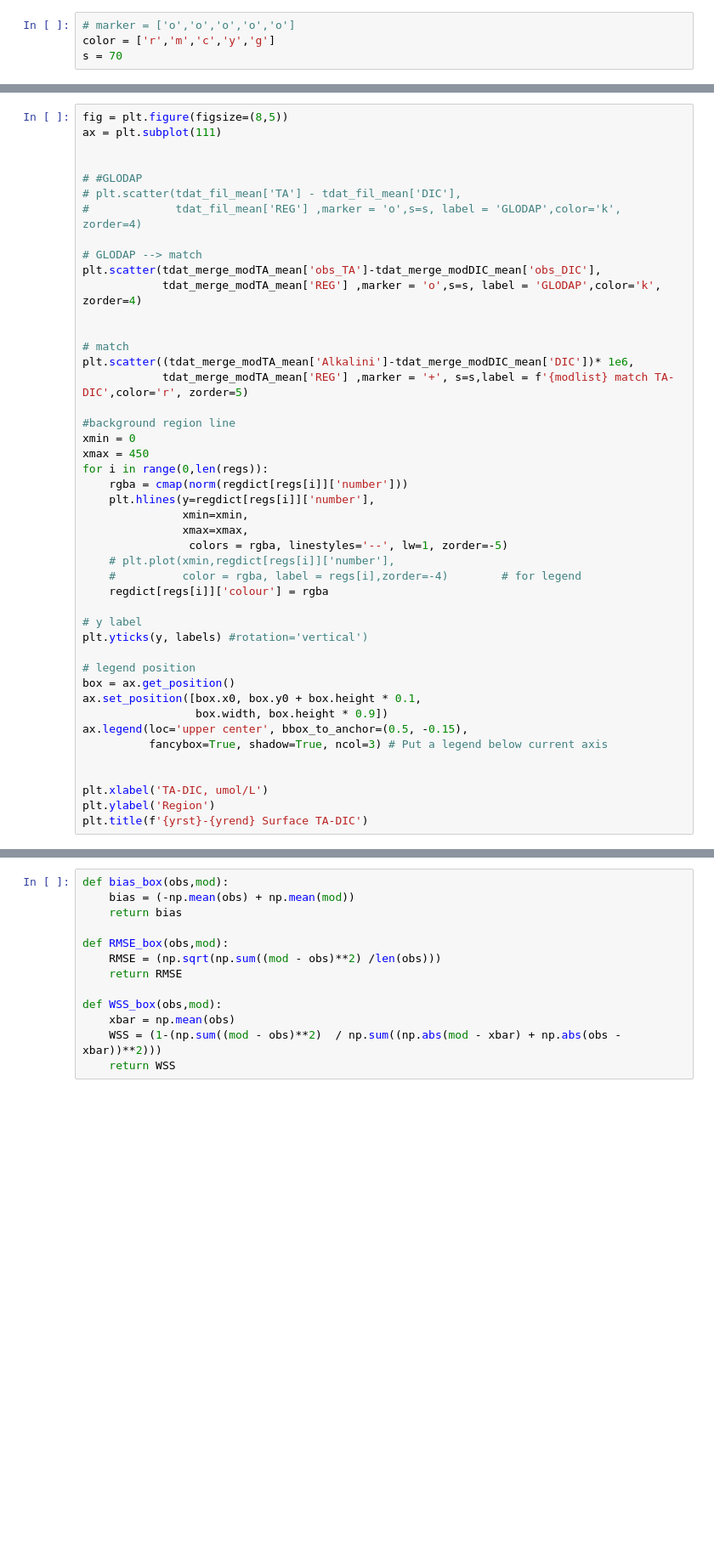
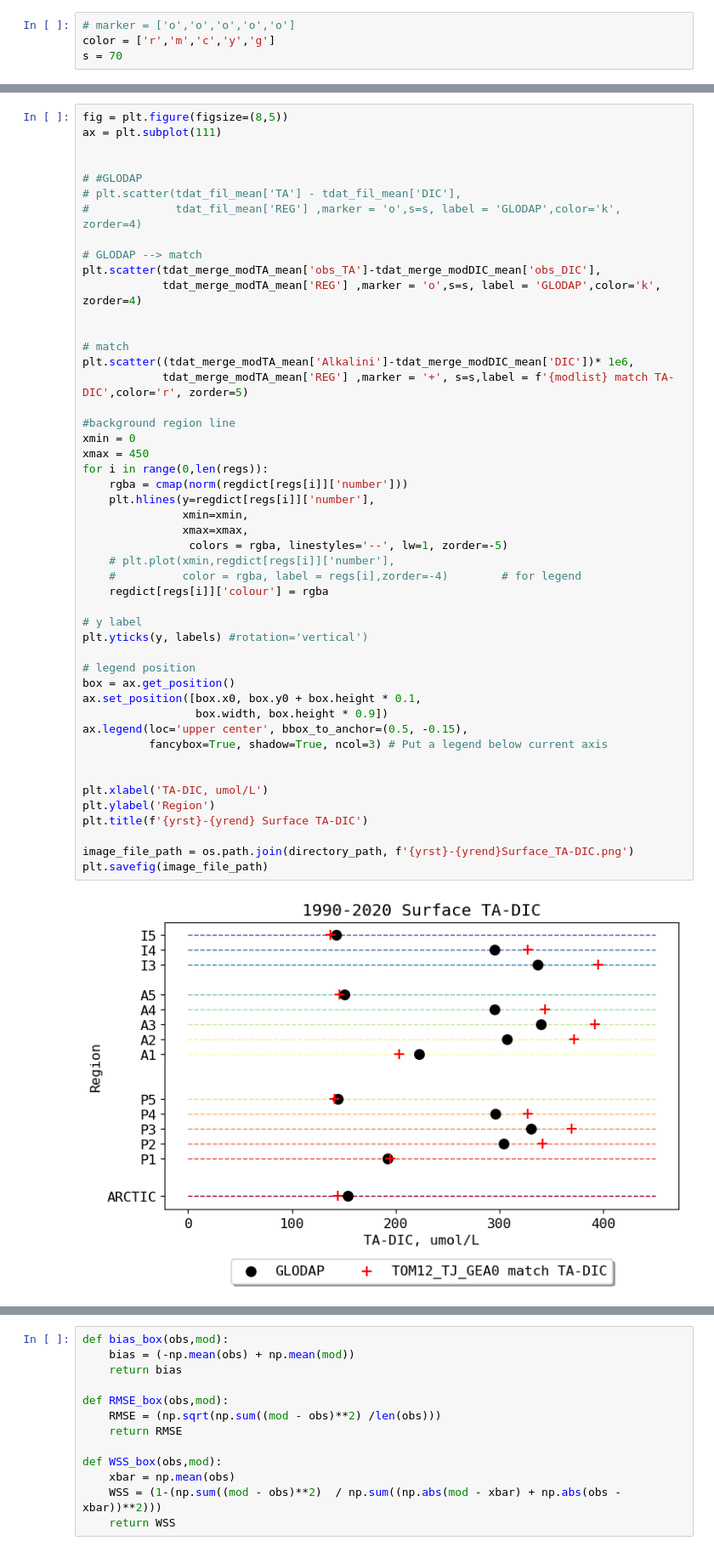
Before and after one commit to biu23/Carbonate_Chemistry_Models, a Jupyter notebook: test_script/function_1.ipynb, the cells around one changed output, grey strips where cells are left out. Shown: that part at 85% size. Cells and saved outputs as stored; diff of their text form; blank space fills up the shorter version.

```diff
--- a/test_script/function_1.ipynb
+++ b/test_script/function_1.ipynb
@@ -342,31 +530,36 @@ plt.scatter(tdat_merge_modTA_mean['obs_TA']-tdat_merge_modDIC_mean['obs_DIC'],
 plt.scatter((tdat_merge_modTA_mean['Alkalini']-tdat_merge_modDIC_mean['DIC'])* 1e6,
             tdat_merge_modTA_mean['REG'] ,marker = '+', s=s,label = f'{modlist} match TA-DIC',color='r', zorder=5)
 
 #background region line
 xmin = 0
 xmax = 450
 for i in range(0,len(regs)):
     rgba = cmap(norm(regdict[regs[i]]['number']))
     plt.hlines(y=regdict[regs[i]]['number'],
                xmin=xmin,
                xmax=xmax,
                 colors = rgba, linestyles='--', lw=1, zorder=-5)
     # plt.plot(xmin,regdict[regs[i]]['number'],
     #          color = rgba, label = regs[i],zorder=-4)        # for legend
     regdict[regs[i]]['colour'] = rgba
 
 # y label
 plt.yticks(y, labels) #rotation='vertical')
 
 # legend position
 box = ax.get_position()
 ax.set_position([box.x0, box.y0 + box.height * 0.1,
                  box.width, box.height * 0.9])
 ax.legend(loc='upper center', bbox_to_anchor=(0.5, -0.15),
           fancybox=True, shadow=True, ncol=3) # Put a legend below current axis
 
 
 plt.xlabel('TA-DIC, umol/L')
 plt.ylabel('Region')
 plt.title(f'{yrst}-{yrend} Surface TA-DIC')
+
+image_file_path = os.path.join(directory_path, f'{yrst}-{yrend}Surface_TA-DIC.png')
+plt.savefig(image_file_path)
+# %% [output]
+[figure, added]
 # %% [markdown]
```
Also changed, not shown: parts of 24 cells of this notebook, 1 other file.
